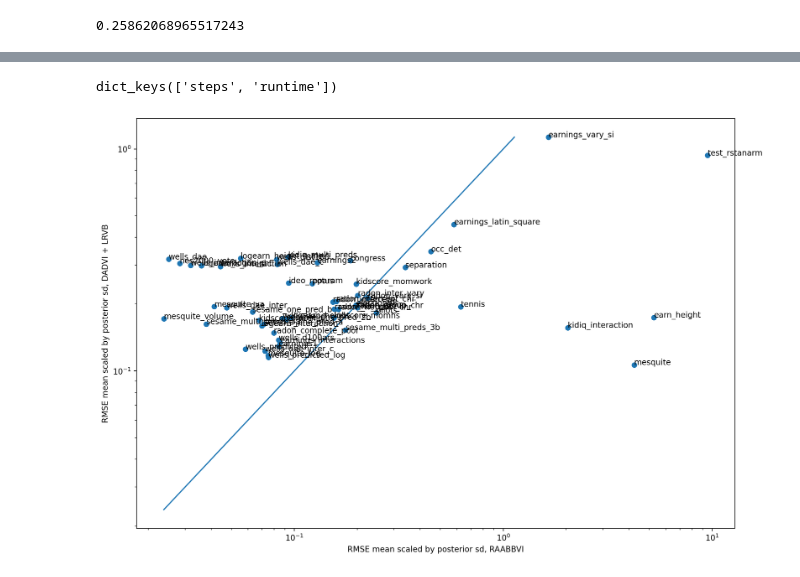
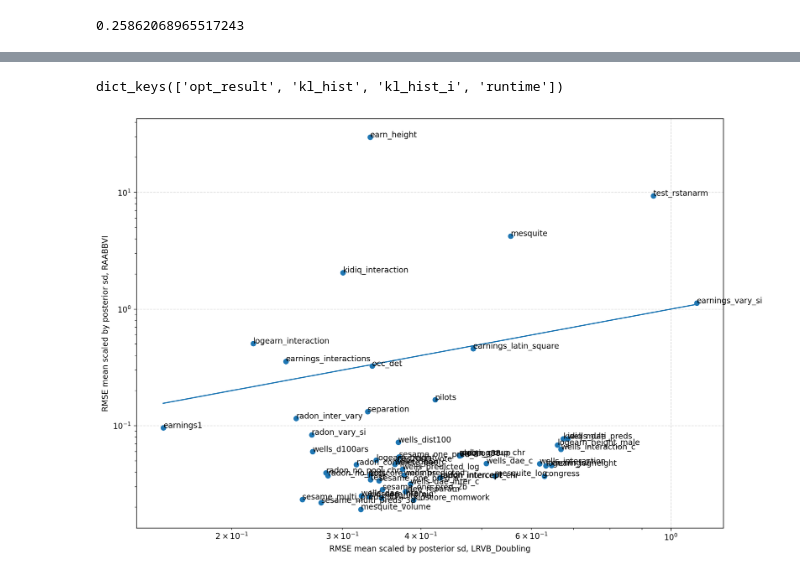
Before and after one commit to martiningram/dadvi-experiments, a Jupyter notebook: comparison/analysis/compare_moment_estimates.ipynb, the cells around one changed output, grey strips where cells are left out. Cells and saved outputs as stored; diff of their text form; code cells hidden in the pictures.

```diff
--- a/comparison/analysis/compare_moment_estimates.ipynb
+++ b/comparison/analysis/compare_moment_estimates.ipynb
@@ -69,15 +69,16 @@ def check_convergence_raabbvi(metadata, max_iter=19900):
 
 def add_metadata(moment_df, method):
 
-    assert method in ['NUTS', 'RAABBVI', 'DADVI', 'LRVB', 'SADVI', 'SADVI-FR']
+    assert method in ['NUTS', 'RAABBVI', 'DADVI', 'LRVB', 'SADVI', 'SADVI_FR', 'LRVB_Doubling']
 
-    if method in ['RAABBVI', 'DADVI', 'LRVB', 'SADVI', 'SADVI-FR']:
+    if method in ['RAABBVI', 'DADVI', 'LRVB', 'SADVI', 'SADVI_FR', 'LRVB_Doubling']:
         subdir_lookup = {
             'RAABBVI': 'info',
             'DADVI': 'dadvi_info',
             'LRVB': 'lrvb_info',
             'SADVI': 'info',
-            'SADVI-FR': 'info'
+            'SADVI_FR': 'info',
+            'LRVB_Doubling': 'lrvb_info'
         }
         subdir = subdir_lookup[method]
         moment_df["info_path"] = (
@@ -120,7 +121,8 @@ folder_method_list = (
     (join(base_folder, "lrvb_results/"), 'LRVB'),
     (join(base_folder, "raabbvi_results/"), 'RAABBVI'),
     (join(base_folder, "sadvi_results/"), 'SADVI'),
-    (join(base_folder, "sfullrank_advi_results/"), 'SADVI-FR')
+    (join(base_folder, "sfullrank_advi_results/"), 'SADVI_FR'),
+    (join(base_folder, 'lrvb_doubling_results'), 'LRVB_Doubling')
 )
 
 all_results = dict()
@@ -225,11 +217,14 @@ all_results['SADVI']
 # %%
 raabbvi_maxiter = 19900
 
-dadvi_with_deviations = add_deviation_stats(all_results['DADVI'], all_results['NUTS']).dropna()
-dadvi_with_deviations = add_derived_stats(dadvi_with_deviations)
+method_1 = 'LRVB_Doubling'
+method_2 = 'RAABBVI'
 
-raabvi_with_deviations = add_deviation_stats(all_results['SADVI'], all_results['NUTS']).dropna()
-raabvi_with_deviations = add_derived_stats(raabvi_with_deviations)
+method_1_df = add_deviation_stats(all_results[method_1], all_results['NUTS']).dropna()
+method_1_df = add_derived_stats(method_1_df)
+
+method_2_df = add_deviation_stats(all_results[method_2], all_results['NUTS']).dropna()
+method_2_df = add_derived_stats(method_2_df)
 # %%
 all_results['SADVI']['converged'].mean()
 # %% [output]
@@ -238,0 +232,5 @@ comparison = dadvi_with_deviations.merge(raabvi_with_deviations, on='model_name'
+# %%
+comparison = method_1_df.merge(method_2_df, on='model_name',
+                                         suffixes=(f'_{method_1}', f'_{method_2}'))
+
+comparison
@@ -239,29 +256,31 @@ comparison = dadvi_with_deviations.merge(raabvi_with_deviations, on='model_name'
 # %%
 raabvi_with_deviations.iloc[0]['metadata'].keys()
 # %% [output]
-dict_keys(['steps', 'runtime'])
+dict_keys(['opt_result', 'kl_hist', 'kl_hist_i', 'runtime'])
 # %%
 import matplotlib.pyplot as plt
 
 f, ax = plt.subplots(1, 1)
 
-xmin, xmax = [comparison['mean_rms_raabbvi'].min(), comparison['mean_rms_lrvb'].max()]
+xmin, xmax = [comparison[f'mean_rms_{method_1}'].min(), comparison[f'mean_rms_{method_1}'].max()]
 # ax.scatter(comparison['mean_rms_raabbvi'], comparison['mean_rms_lrvb'], c=comparison['converged'])
-ax.scatter(comparison['mean_rms_raabbvi'], comparison['mean_rms_lrvb'])
+ax.scatter(comparison[f'mean_rms_{method_1}'], comparison[f'mean_rms_{method_2}'])
 ax.plot([xmin, xmax], [xmin, xmax])
 
 for row in comparison.itertuples():
-    ax.annotate(row.model_name, (row.mean_rms_raabbvi, row.mean_rms_lrvb))
+    ax.annotate(row.model_name, (getattr(row, f'mean_rms_{method_1}'), getattr(row, f'mean_rms_{method_2}')))
 
 ax.set_xscale('log')
 ax.set_yscale('log')
 
-ax.set_xlabel('RMSE mean scaled by posterior sd, RAABBVI')
-ax.set_ylabel('RMSE mean scaled by posterior sd, DADVI + LRVB')
+ax.set_xlabel(f'RMSE mean scaled by posterior sd, {method_1}')
+ax.set_ylabel(f'RMSE mean scaled by posterior sd, {method_2}')
+
+ax.grid(alpha=0.5, linestyle='--')
 
 f.set_size_inches(12, 8)
 f.tight_layout()
 
 # plt.savefig('./mean_comparison.png', dpi=300)
 # %% [output]
-[figure, old version]
+[figure, new version]
```
Also changed, not shown: parts of 10 cells of this notebook.
